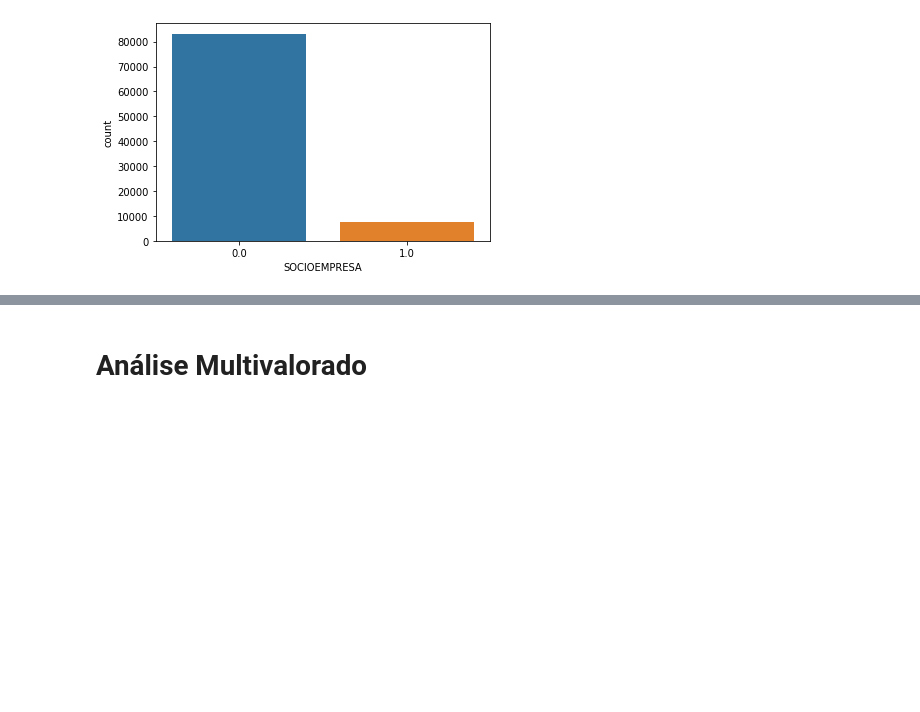
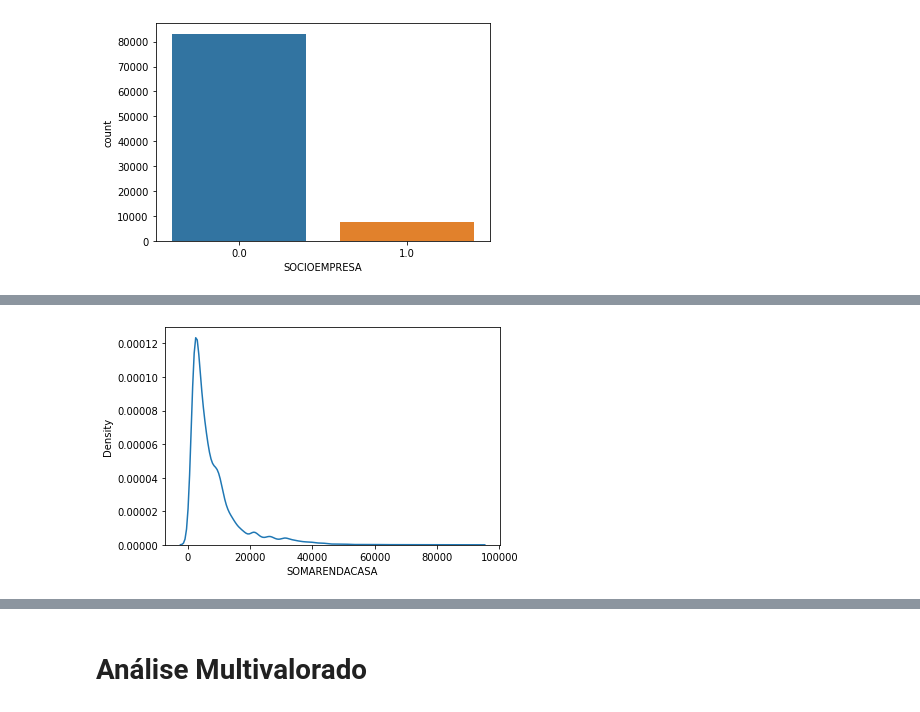
Before and after one commit to AlexCohenDambros/Credit-Analysis, a Jupyter notebook: CreditAnalysis.ipynb, the cells around one changed output, grey strips where cells are left out. Saved outputs shown, nothing was run; the diff lists cells and outputs as text; code cells hidden in the pictures; blank space fills up the shorter version.

```diff
--- a/CreditAnalysis.ipynb
+++ b/CreditAnalysis.ipynb
@@ -177,0 +174,6 @@ plt.show()
+# %%
+sns.kdeplot(train['SOMARENDACASA'])
+
+plt.show()
+# %% [output]
+[figure, added]
```
Also changed, not shown: parts of 24 cells of this notebook, 1 other file.
